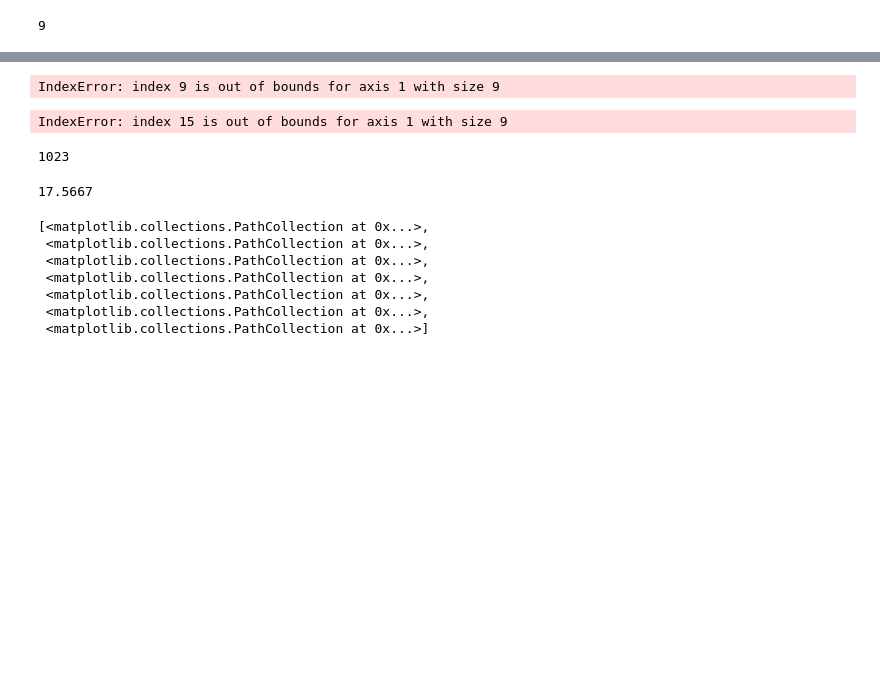
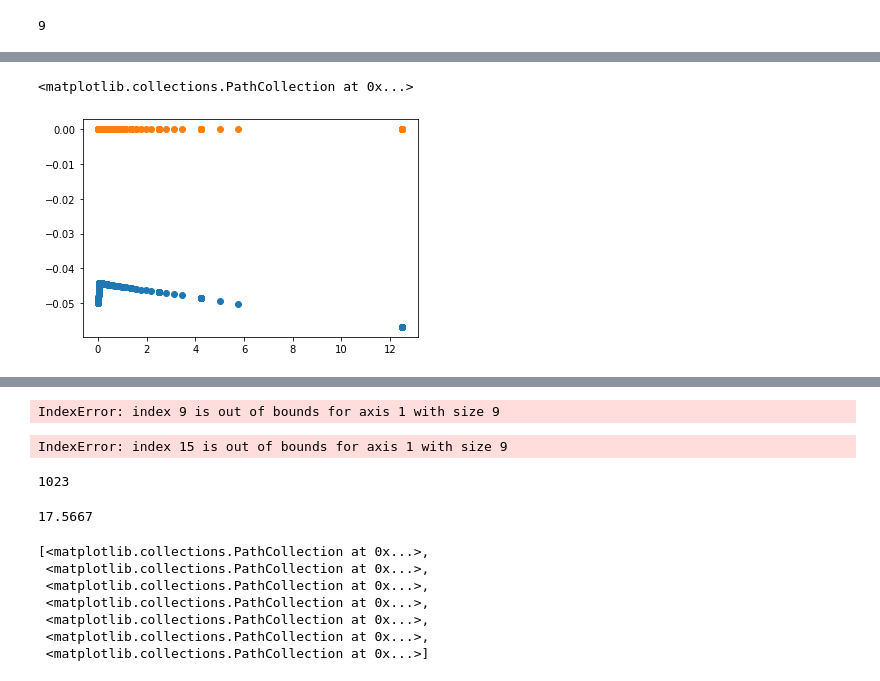
Before and after one commit to mannusschomaker/HeterogeneousGridBots, a Jupyter notebook: cpp/libsoda-cxx/debug.ipynb, the cells around one changed output, grey strips where cells are left out. Saved outputs shown, nothing was run; the diff lists cells and outputs as text; code cells hidden in the pictures; blank space fills up the shorter version.

```diff
--- a/cpp/libsoda-cxx/debug.ipynb
+++ b/cpp/libsoda-cxx/debug.ipynb
@@ -30,0 +32,6 @@ plt.scatter(arr[:,0],arr[:,8])
+# %%
+plt.scatter(arr[:,0],arr[:,5])
+plt.scatter(arr[:,0],arr[:,6])
+# %% [output]
+<matplotlib.collections.PathCollection at 0x...>
+[figure, added]
```
Also changed, not shown: parts of 4 cells of this notebook, 4 other files.
